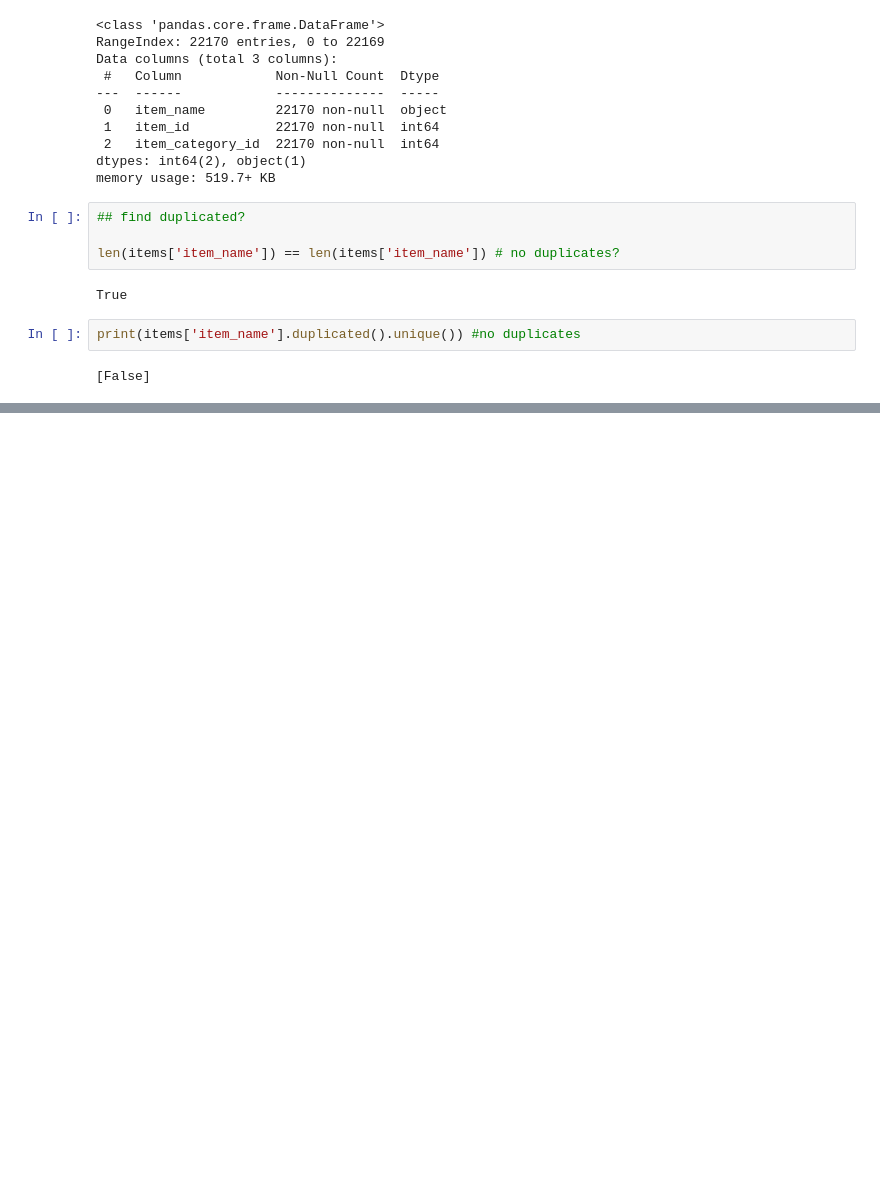
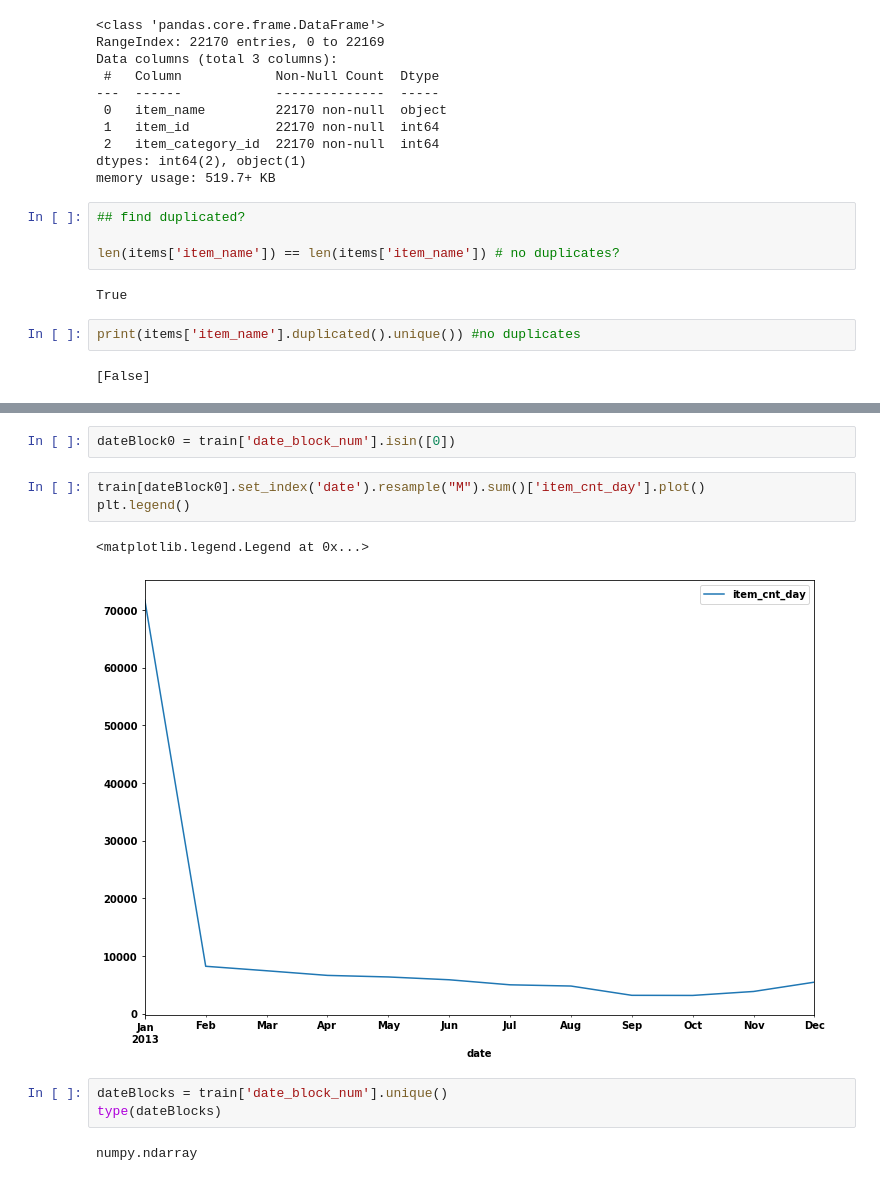
Before and after one commit to Hassibayub/kaggle-competition-pred_sales, a Jupyter notebook: future_sale_notebook.ipynb, the cells around one changed output, grey strips where cells are left out. Cells and saved outputs as stored; diff of their text form; blank space fills up the shorter version.

```diff
--- a/future_sale_notebook.ipynb
+++ b/future_sale_notebook.ipynb
@@ -313,0 +428,13 @@ print(items['item_name'].duplicated().unique()) #no duplicates
+# %%
+dateBlock0 = train['date_block_num'].isin([0])
+# %%
+train[dateBlock0].set_index('date').resample("M").sum()['item_cnt_day'].plot()
+plt.legend()
+# %% [output]
+<matplotlib.legend.Legend at 0x...>
+[figure, added]
+# %%
+dateBlocks = train['date_block_num'].unique()
+type(dateBlocks)
+# %% [output]
+numpy.ndarray
```
Also changed, not shown: parts of 18 cells of this notebook, 2 other files.
